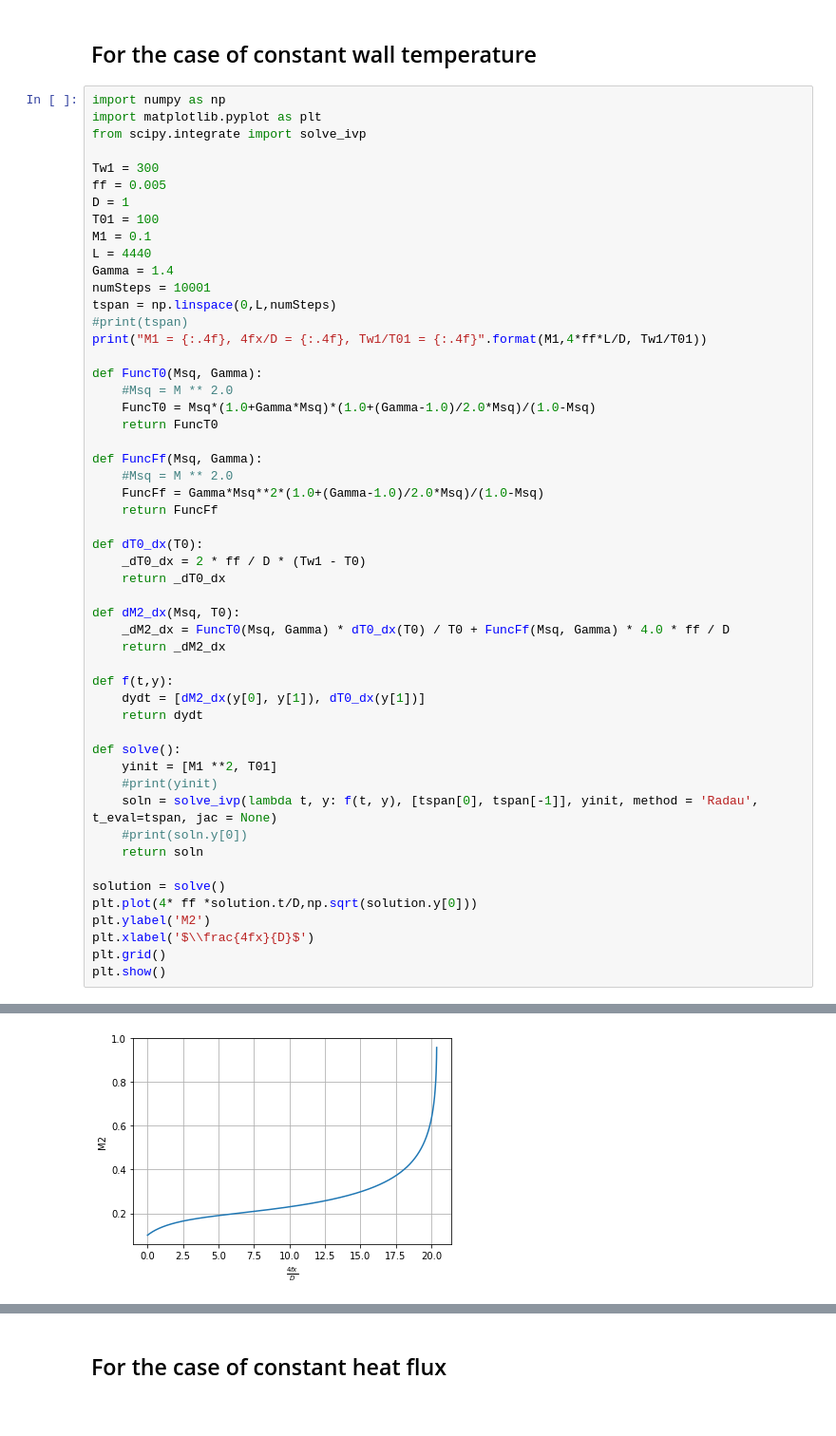
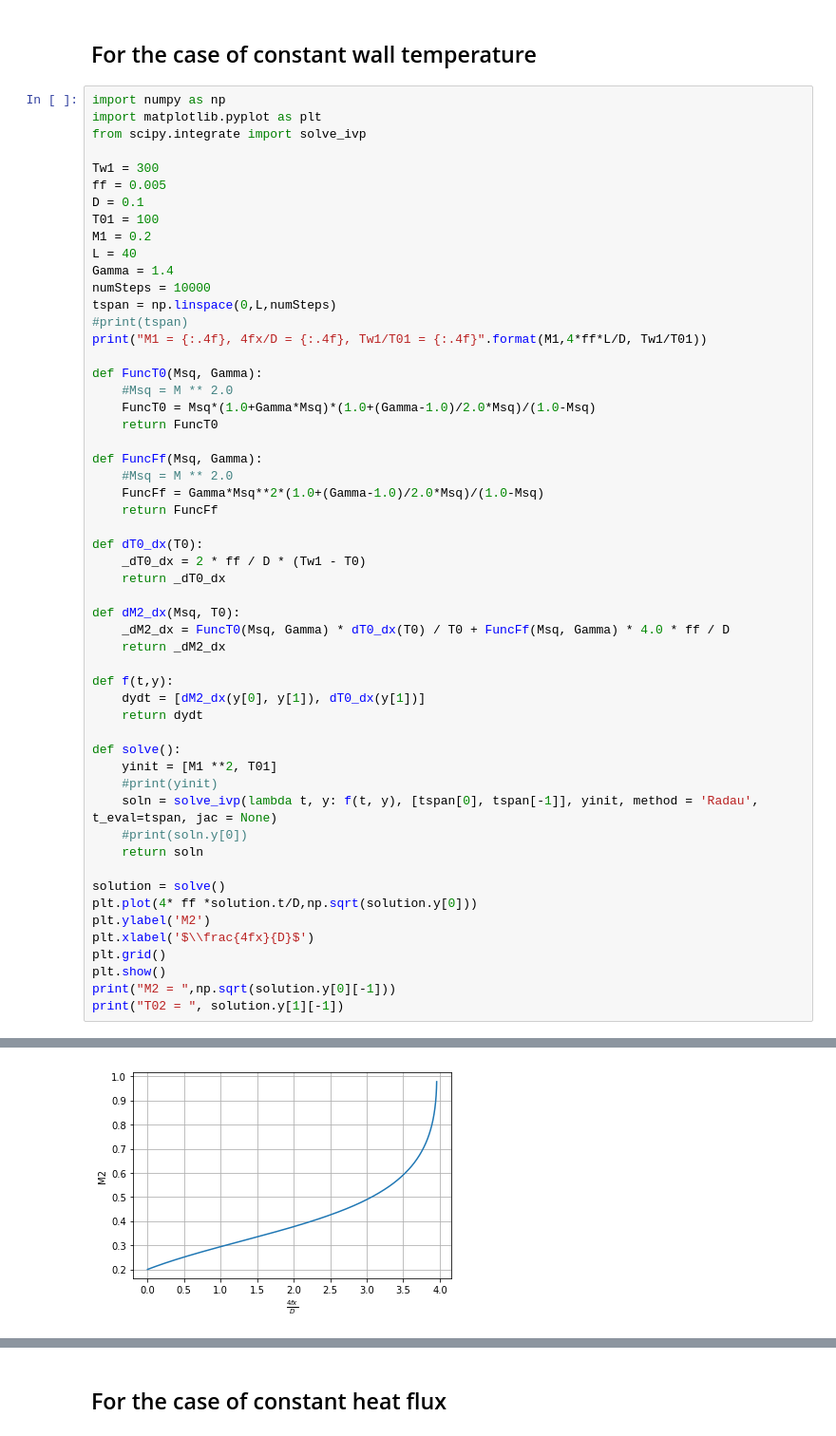
Before and after one commit to AAGAN/twoPhaseSimulationInternProject, a Jupyter notebook: modules/General Solution Using Scipy.ipynb, the cells around one changed output, grey strips where cells are left out. Shown at 95% size. Saved outputs shown, nothing was run; the diff lists cells and outputs as text.

```diff
--- a/modules/General Solution Using Scipy.ipynb
+++ b/modules/General Solution Using Scipy.ipynb
@@ -7,12 +7,12 @@ from scipy.integrate import solve_ivp
 
 Tw1 = 300
 ff = 0.005
-D = 1
+D = 0.1
 T01 = 100
-M1 = 0.1
-L = 4440
+M1 = 0.2
+L = 40
 Gamma = 1.4
-numSteps = 10001
+numSteps = 10000
 tspan = np.linspace(0,L,numSteps)
 #print(tspan)
 print("M1 = {:.4f}, 4fx/D = {:.4f}, Tw1/T01 = {:.4f}".format(M1,4*ff*L/D, Tw1/T01))
@@ -52,4 +52,6 @@ plt.ylabel('M2')
 plt.xlabel('$\\frac{4fx}{D}$')
 plt.grid()
 plt.show()
+print("M2 = ",np.sqrt(solution.y[0][-1]))
+print("T02 = ", solution.y[1][-1])
 # %% [output]
@@ -57 +59 @@ M1 = 0.1000, 4fx/D = 88.8000, Tw1/T01 = 3.0000
-[figure, old version]
+[figure, new version]
```
Also changed, not shown: parts of 3 cells of this notebook, 8 other files.
